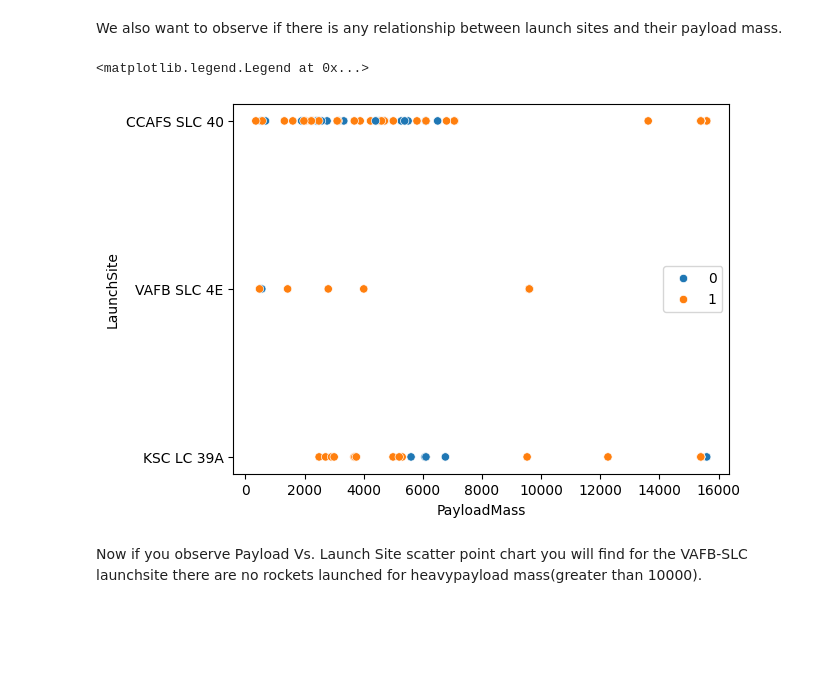
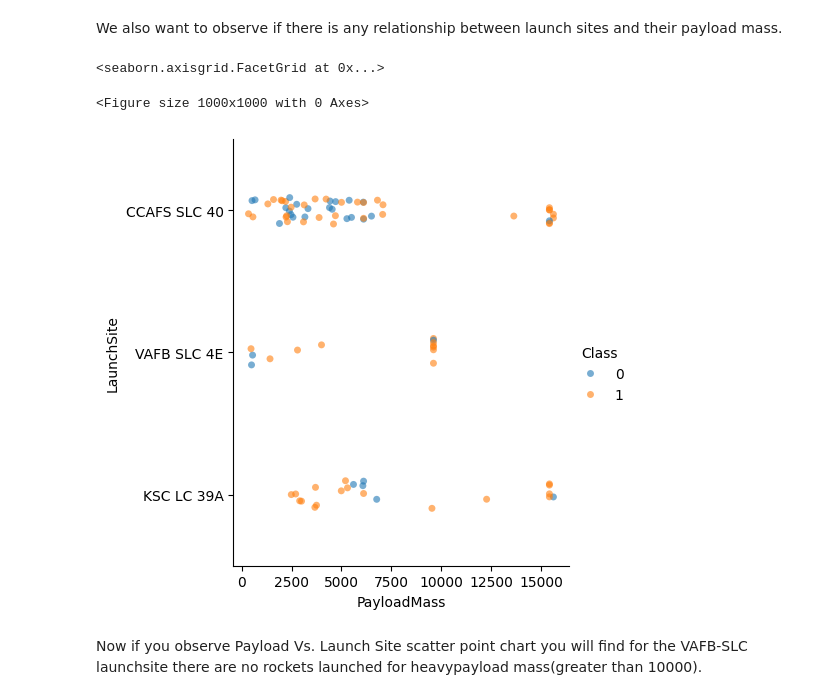
Before and after one commit to Sywliray/IBM-Data-Science-Capstone-Project, a Jupyter notebook: jupyter-labs-eda-dataviz-v2.ipynb, the cells around one changed output. Saved outputs shown, nothing was run; the diff lists cells and outputs as text; code cells hidden in the pictures; blank space fills up the shorter version.

```diff
--- a/jupyter-labs-eda-dataviz-v2.ipynb
+++ b/jupyter-labs-eda-dataviz-v2.ipynb
@@ -97,11 +99,13 @@ Now try to explain the patterns you found in the Flight Number vs. Launch Site s
 We also want to observe if there is any relationship between launch sites and their payload mass.
 # %%
 # Plot a scatter point chart with x axis to be Pay Load Mass (kg) and y axis to be the launch site, and hue to be the class value
-sns.scatterplot(data=df,x='PayloadMass',y='LaunchSite',hue='Class')
-plt.legend(loc='right')
+plt.figure(figsize=(10,10))
+sns.catplot(data=df,x='PayloadMass',y='LaunchSite',hue='Class',alpha=0.6)
+# plt.legend(loc='right')
 # %% [output]
-<matplotlib.legend.Legend at 0x...>
+<seaborn.axisgrid.FacetGrid at 0x...>
+<Figure size 1000x1000 with 0 Axes>
-[figure, old version]
+[figure, new version]
 # %% [markdown]
 Now if you observe Payload Vs. Launch Site scatter point chart you will find for the VAFB-SLC  launchsite there are no  rockets  launched for  heavypayload mass(greater than 10000).
 # %% [markdown]
```
Also changed, not shown: parts of 3 cells of this notebook, 4 other files.
